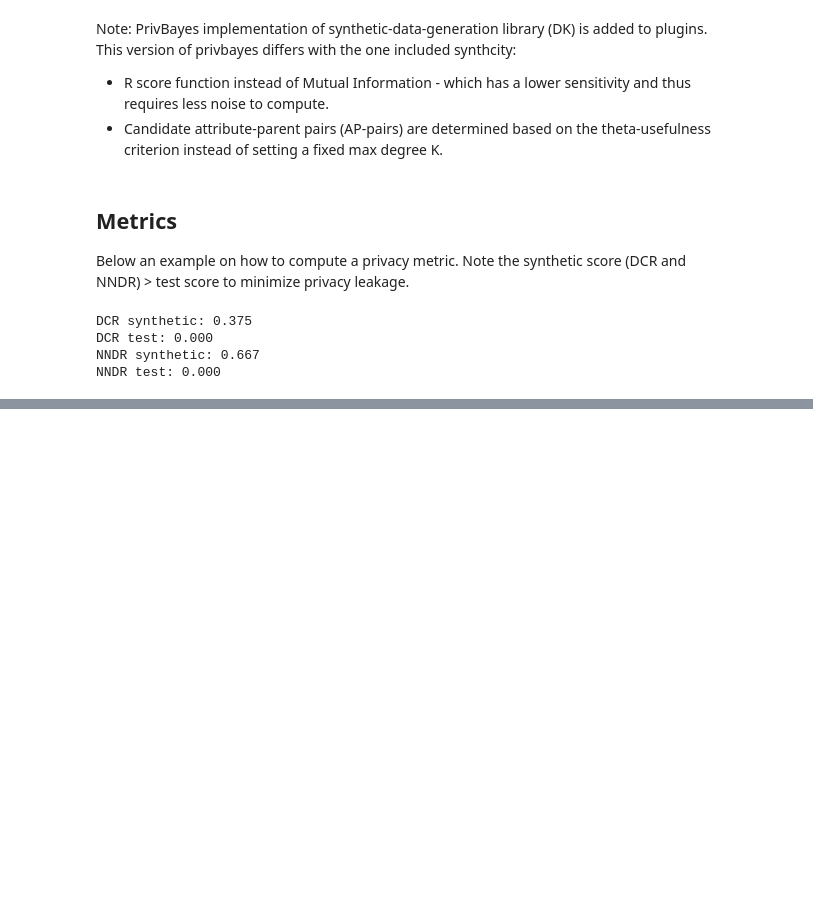
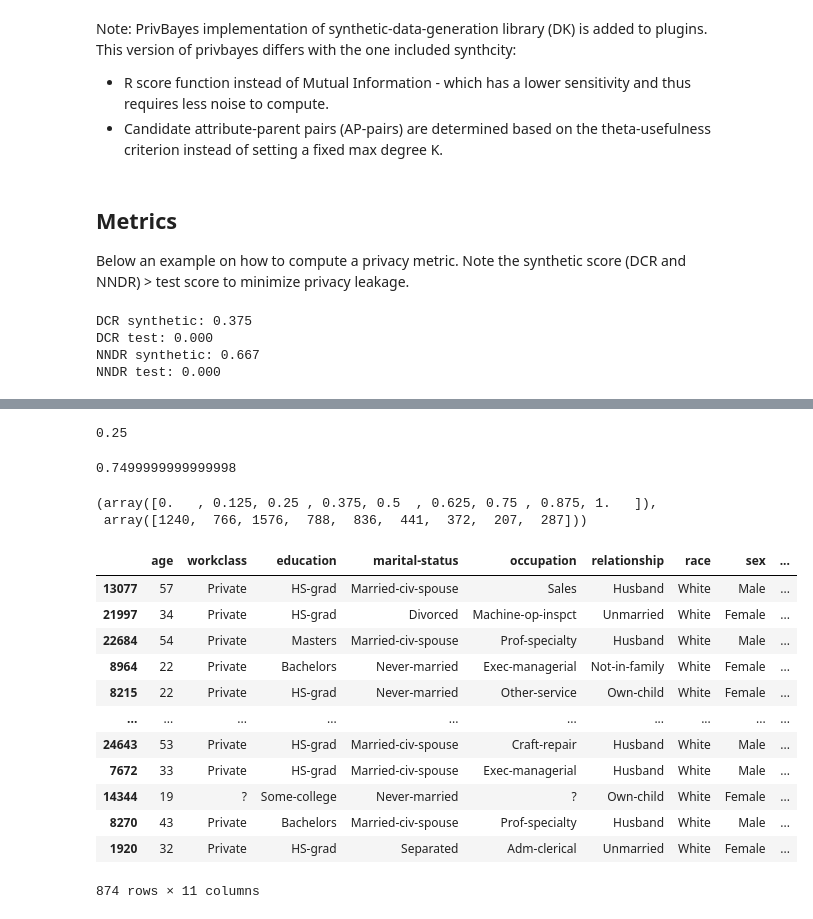
Before and after one commit to gsel9/crn-synth, a Jupyter notebook: notebooks/adult/000_generate_synthetic_data_adult.ipynb, the cells around one changed output, grey strips where cells are left out. Cells and saved outputs as stored; diff of their text form; code cells hidden in the pictures; blank space fills up the shorter version.

```diff
--- a/notebooks/adult/000_generate_synthetic_data_adult.ipynb
+++ b/notebooks/adult/000_generate_synthetic_data_adult.ipynb
@@ -333,0 +401,32 @@ NNDR test: 0.000
+# %%
+np.percentile(distances_test[:, 0], 50)
+# %% [output]
+0.25
+# %%
+np.percentile(distances_synth[:, 0], 50)
+# %% [output]
+0.7499999999999998
+# %%
+np.unique(distances_test[:, 0], return_counts=True)
+# %% [output]
+(array([0.   , 0.125, 0.25 , 0.375, 0.5  , 0.625, 0.75 , 0.875, 1.   ]),
+ array([1240,  766, 1576,  788,  836,  441,  372,  207,  287]))
+# %%
+df_concat_unique = pd.concat([df_train.drop_duplicates(keep=False), df_test])
+df_dup = df_concat_unique[df_concat_unique.duplicated(keep='first')]
+# %%
+df_dup
+# %% [output]
+|  | age | workclass | education | marital-status | occupation | relationship | race | sex | ... |
+| 13077 | 57 | Private | HS-grad | Married-civ-spouse | Sales | Husband | White | Male | ... |
+| 21997 | 34 | Private | HS-grad | Divorced | Machine-op-inspct | Unmarried | White | Female | ... |
+| 22684 | 54 | Private | Masters | Married-civ-spouse | Prof-specialty | Husband | White | Male | ... |
+| 8964 | 22 | Private | Bachelors | Never-married | Exec-managerial | Not-in-family | White | Female | ... |
+| 8215 | 22 | Private | HS-grad | Never-married | Other-service | Own-child | White | Female | ... |
+| ... | ... | ... | ... | ... | ... | ... | ... | ... | ... |
+| 24643 | 53 | Private | HS-grad | Married-civ-spouse | Craft-repair | Husband | White | Male | ... |
+| 7672 | 33 | Private | HS-grad | Married-civ-spouse | Exec-managerial | Husband | White | Male | ... |
+| 14344 | 19 | ? | Some-college | Never-married | ? | Own-child | White | Female | ... |
+| 8270 | 43 | Private | Bachelors | Married-civ-spouse | Prof-specialty | Husband | White | Male | ... |
+| 1920 | 32 | Private | HS-grad | Separated | Adm-clerical | Unmarried | White | Female | ... |
+874 rows × 11 columns
```
Also changed, not shown: parts of 9 cells of this notebook, 3 other files.
